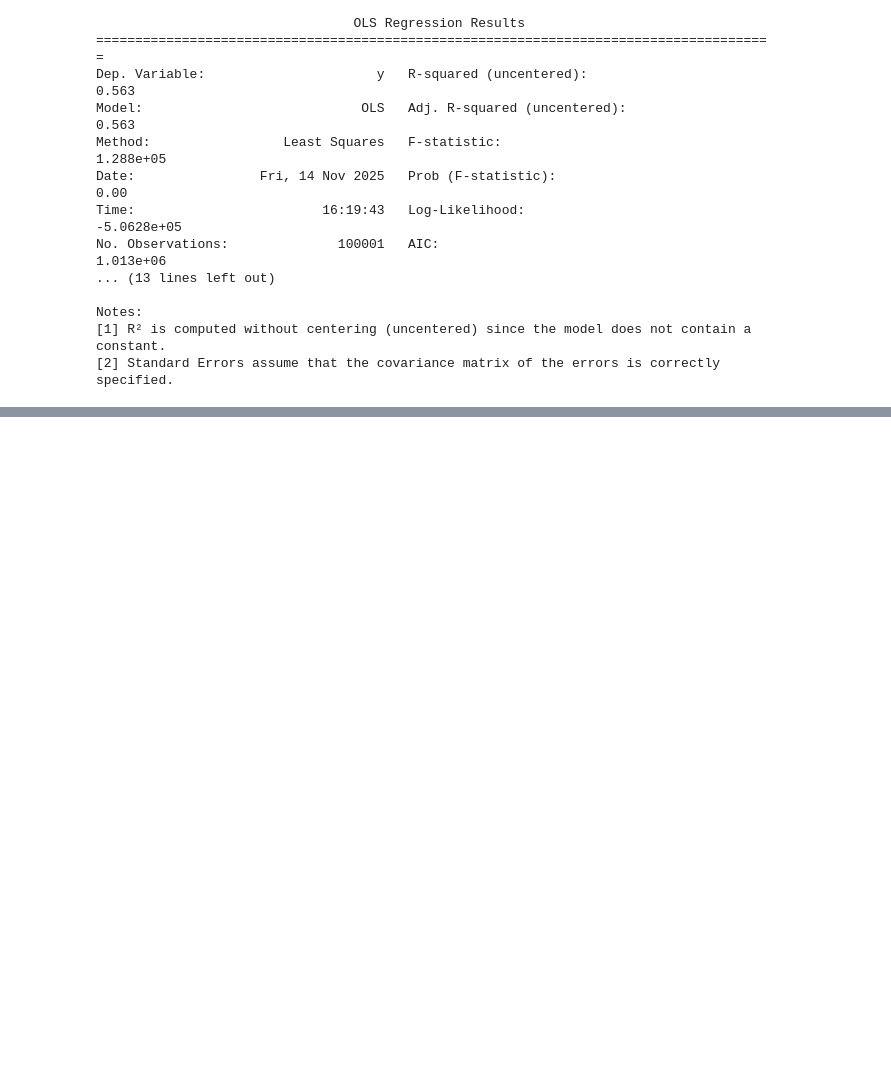
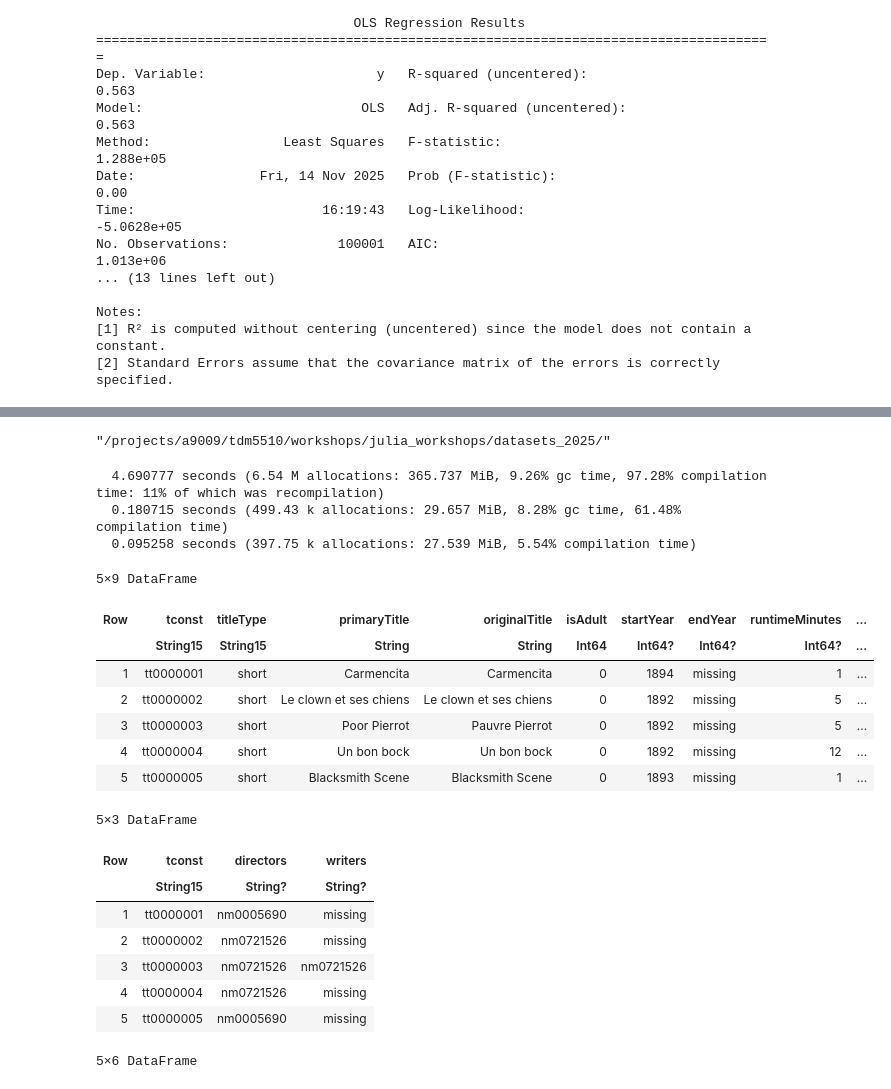
Before and after one commit to nuitrcs/Julia_workshop, a Jupyter notebook: content_2025/Day1_2025/julia_demos.ipynb, the cells around one changed output, grey strips where cells are left out. Cells and saved outputs as stored; diff of their text form; code cells hidden in the pictures; blank space fills up the shorter version.

```diff
--- a/content_2025/Day1_2025/julia_demos.ipynb
+++ b/content_2025/Day1_2025/julia_demos.ipynb
@@ -340,0 +301,42 @@ Let's look at what one would do to combine the information about Movie Titles an
+# %%
+# location of dataset
+data_dir="/projects/a9009/tdm5510/workshops/julia_workshops/datasets_2025/"
+# %% [output]
+"/projects/a9009/tdm5510/workshops/julia_workshops/datasets_2025/"
+# %%
+using CSV
+using DataFrames
+
+# Load TSV file into a DataFrame
+# * is the string concatenation operator in julia, not + as it is in Python
+# missingstring will convert occurances of "\\N" to "missing"
+# use the first 10k rows
+@time title_basics = CSV.read(data_dir * "title.basics.tsv", DataFrame; delim='\t', missingstring="\\N", limit=100000, silencewarnings=true)
+@time title_crew = CSV.read(data_dir * "title.crew.tsv", DataFrame; delim='\t', missingstring="\\N", limit=100000, silencewarnings=true)
+@time name_basics = CSV.read(data_dir * "name.basics.tsv", DataFrame; delim='\t', missingstring="\\N", limit=100000, silencewarnings=true)
+
+# Preview the first few rows
+display(first(title_basics, 5))
+display(first(title_crew, 5))
+display(first(name_basics, 5))
+# %% [output]
+  4.690777 seconds (6.54 M allocations: 365.737 MiB, 9.26% gc time, 97.28% compilation time: 11% of which was recompilation)
+  0.180715 seconds (499.43 k allocations: 29.657 MiB, 8.28% gc time, 61.48% compilation time)
+  0.095258 seconds (397.75 k allocations: 27.539 MiB, 5.54% compilation time)
+5×9 DataFrame
+| Row | tconst | titleType | primaryTitle | originalTitle | isAdult | startYear | endYear | runtimeMinutes | ... |
+|  | String15 | String15 | String | String | Int64 | Int64? | Int64? | Int64? | ... |
+| 1 | tt0000001 | short | Carmencita | Carmencita | 0 | 1894 | missing | 1 | ... |
+| 2 | tt0000002 | short | Le clown et ses chiens | Le clown et ses chiens | 0 | 1892 | missing | 5 | ... |
+| 3 | tt0000003 | short | Poor Pierrot | Pauvre Pierrot | 0 | 1892 | missing | 5 | ... |
+| 4 | tt0000004 | short | Un bon bock | Un bon bock | 0 | 1892 | missing | 12 | ... |
+| 5 | tt0000005 | short | Blacksmith Scene | Blacksmith Scene | 0 | 1893 | missing | 1 | ... |
+5×3 DataFrame
+| Row | tconst | directors | writers |
+|  | String15 | String? | String? |
+| 1 | tt0000001 | nm0005690 | missing |
+| 2 | tt0000002 | nm0721526 | missing |
+| 3 | tt0000003 | nm0721526 | nm0721526 |
+| 4 | tt0000004 | nm0721526 | missing |
+| 5 | tt0000005 | nm0005690 | missing |
+5×6 DataFrame
```
Also changed, not shown: parts of 34 cells of this notebook, 1 other file.
